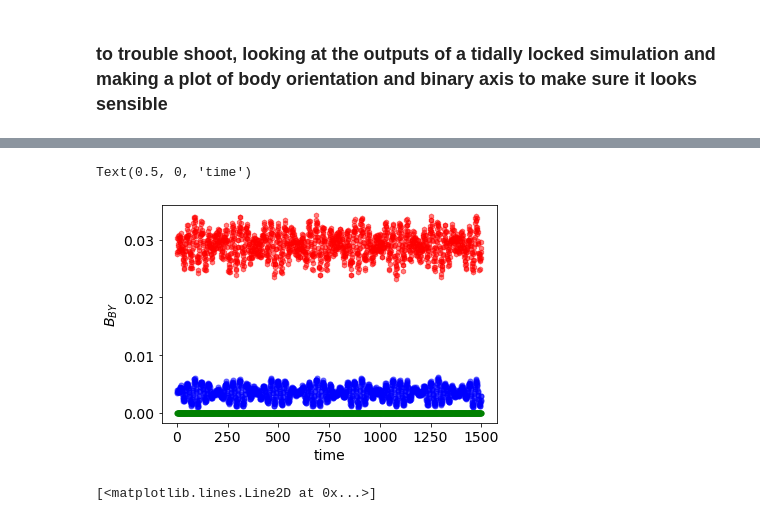
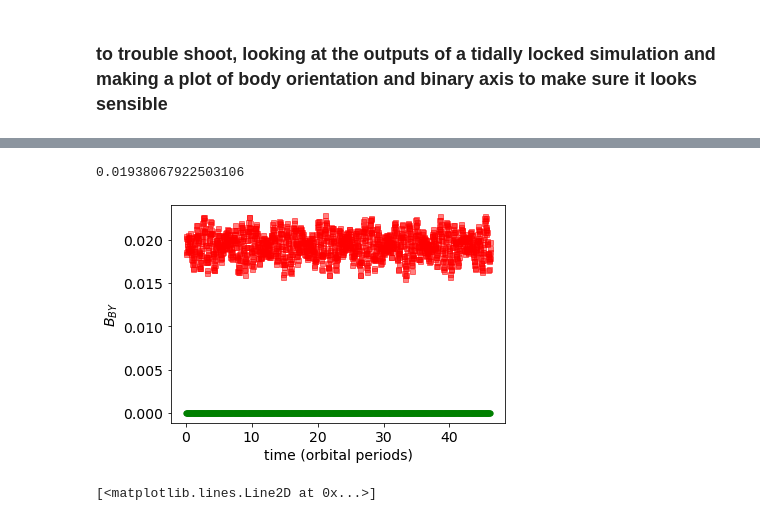
Before and after one commit to aquillen/asteroid_binary, a Jupyter notebook: myexamples/pylab/bin_BYORP1.ipynb, the cells around one changed output, grey strips where cells are left out. Cells and saved outputs as stored; diff of their text form; code cells hidden in the pictures.

```diff
--- a/myexamples/pylab/bin_BYORP1.ipynb
+++ b/myexamples/pylab/bin_BYORP1.ipynb
@@ -78,7 +78,7 @@ def compute_BY_orbit(vertices,faces,tarr,s_hat_arr,qarr,abin_arr,l_bin):
         #gives instantaneous BYORP torque
         tau_l = tau_x*l_bin[0] + tau_y*l_bin[1] + tau_z*l_bin[2]   # component along orbit normal
         #print(tau_l)
-        tau_l_arr[i] = tau_l
+        tau_l_arr[i] = tau_l*2.0/3.0  # lambertian correction
 
     return tau_l_arr
 
@@ -136,6 +136,8 @@ def compute_BY_orbit_ave(vertices,faces,qarr,abin_arr,lbin_arr):
         #print(tau_l)
         tau_l_arr[i] = tau_l/nphi_Sun
 
+    tau_l_arr*= 2.0/3.0  # Lambertian correction
+
     return tau_l_arr
 
 
@@ -485,19 +721,20 @@ tmax = 1.50e+03 tmax/P = 46.17
 # %%
 tau_a_s = compute_BY_orbit_ave(sphere.vertices,sphere.faces,qarr2,abin_arr,lbin_arr)
-tau_a_b1= compute_BY_orbit_ave(body1.vertices, body1.faces ,qarr2,abin_arr,lbin_arr)
+#tau_a_b1= compute_BY_orbit_ave(body1.vertices, body1.faces ,qarr2,abin_arr,lbin_arr)
 tau_a_ss1= compute_BY_orbit_ave(short_squannit1.vertices, short_squannit1.faces ,qarr2,abin_arr,lbin_arr)
 # takes a while even for t=1000!
 i0 =0; i1 = len(tarr)
-plt.plot(tarr[i0:i1],-tau_a_b1[i0:i1],'bo',ms=5,alpha=0.5)
-plt.plot(tarr[i0:i1],tau_a_s[i0:i1],'go',ms=5,alpha=0.5)
-plt.plot(tarr[i0:i1],tau_a_ss1[i0:i1],'hr',ms=5,alpha=0.5)
+#plt.plot(tarr[i0:i1],-tau_a_b1[i0:i1],'bo',ms=5,alpha=0.5)
+plt.plot(tarr[i0:i1]/P_orb,tau_a_s[i0:i1],'go',ms=5,alpha=0.5,label='icosphere')
+plt.plot(tarr[i0:i1]/P_orb,tau_a_ss1[i0:i1],'sr',ms=5,alpha=0.5,label='S302')
 # joy!
 plt.ylabel(r'$B_{BY}$')
-plt.xlabel(r'time')
+plt.xlabel(r'time (orbital periods)')
 # sqannit is about the right size!
+print(np.mean(tau_a_ss1[i0:i1]))
 # %% [output]
-Text(0.5, 0, 'time')
+0.01938067922503106
-[figure, old version]
+[figure, new version]
 # %%
 i0=0; ni=100; di = 200
 t_B_s, tau_L_iv_s = BY_ave_interval(sphere.vertices,sphere.faces,tarr,qarr2,abin_arr,lbin_arr,i0,ni,di)
```
Also changed, not shown: parts of 27 cells of this notebook.
